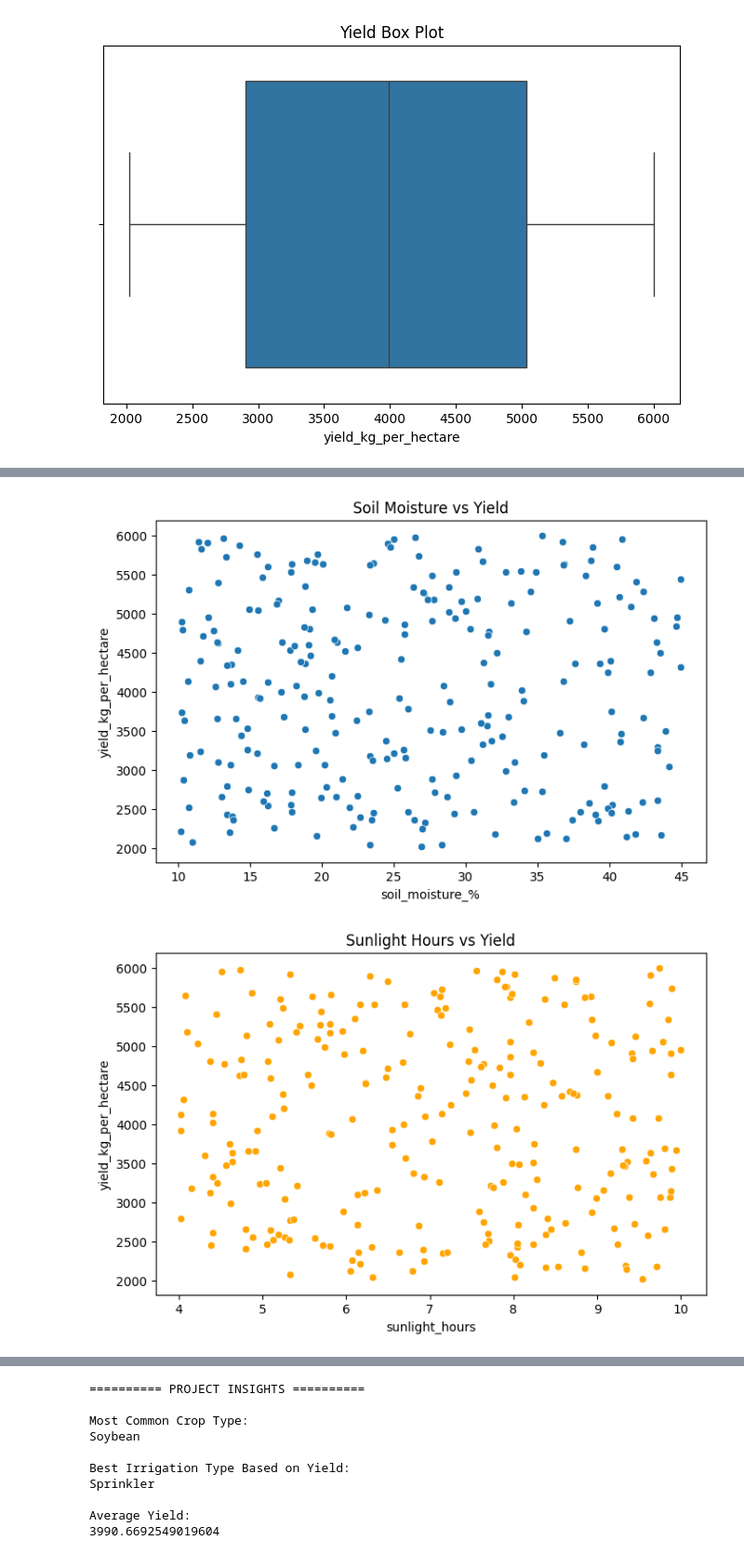
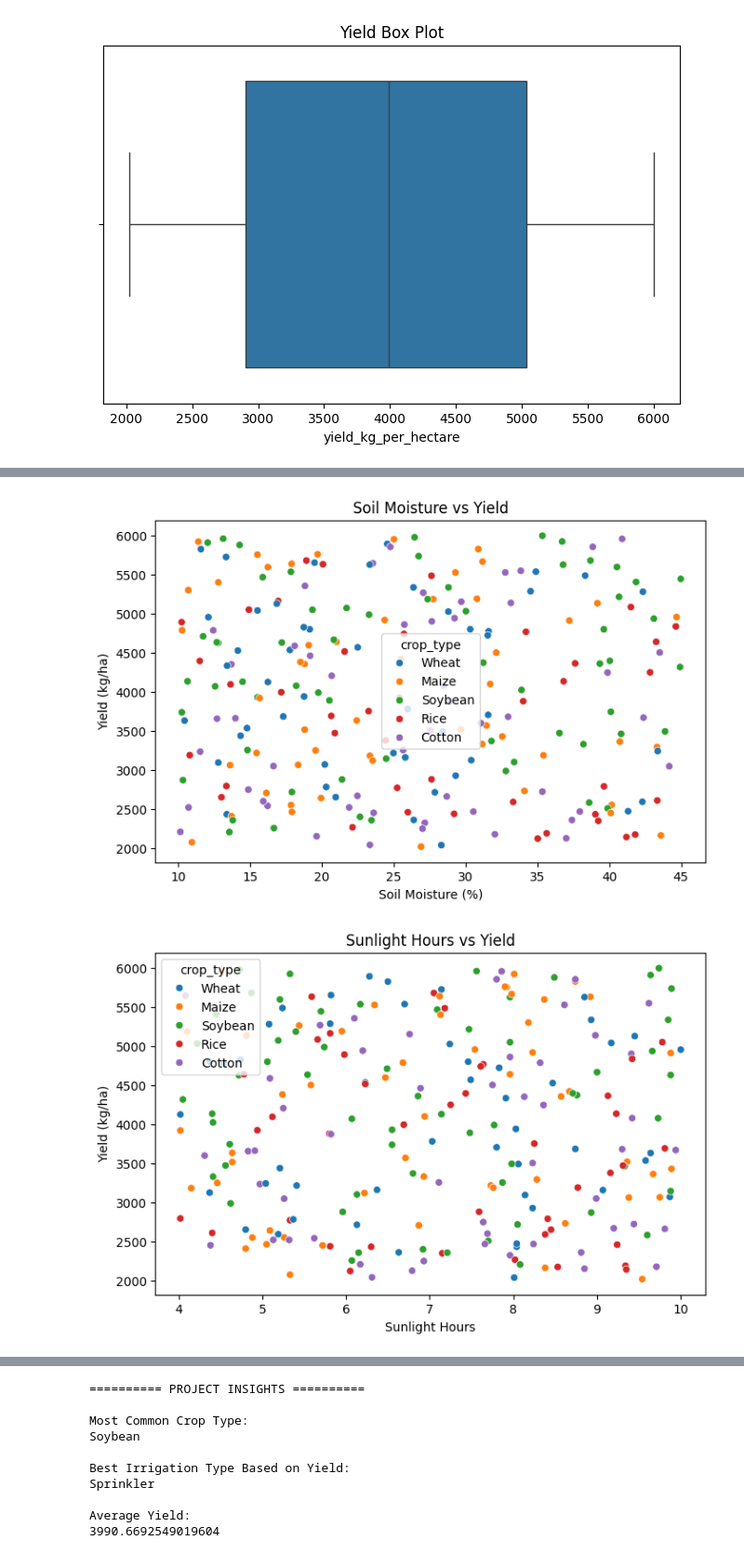
Before and after one commit to balkrishna-16/Datascience-in-Python, a Jupyter notebook: smart_farming.ipynb, the cells around one changed output, grey strips where cells are left out. Shown at 93% size. Saved outputs shown, nothing was run; the diff lists cells and outputs as text; code cells hidden in the pictures.

```diff
--- a/smart_farming.ipynb
+++ b/smart_farming.ipynb
@@ -373,16 +242,28 @@ plt.show()
 # %%
 # Soil Moisture vs Yield
 plt.figure(figsize=(8,5))
-sns.scatterplot(x='soil_moisture_%', y='yield_kg_per_hectare', data=sf)
+sns.scatterplot(x='soil_moisture_%', y='yield_kg_per_hectare', data=sf,hue='crop_type', color='green')
 plt.title("Soil Moisture vs Yield")
+plt.xlabel("Soil Moisture (%)")
+plt.ylabel("Yield (kg/ha)")
 plt.show()
 # %% [output]
-[figure, old version]
+[figure, new version]
 # %%
 # Sunlight vs Yield
 plt.figure(figsize=(8,5))
-sns.scatterplot(x='sunlight_hours', y='yield_kg_per_hectare', data=sf, color='orange')
+
+sns.scatterplot(
+    x='sunlight_hours',
+    y='yield_kg_per_hectare',
+    data=sf,
+    hue='crop_type'
+)
+
 plt.title("Sunlight Hours vs Yield")
+plt.xlabel("Sunlight Hours")
+plt.ylabel("Yield (kg/ha)")
+
 plt.show()
 # %% [output]
-[figure, old version]
+[figure, new version]
```
Also changed, not shown: parts of 49 cells of this notebook.
